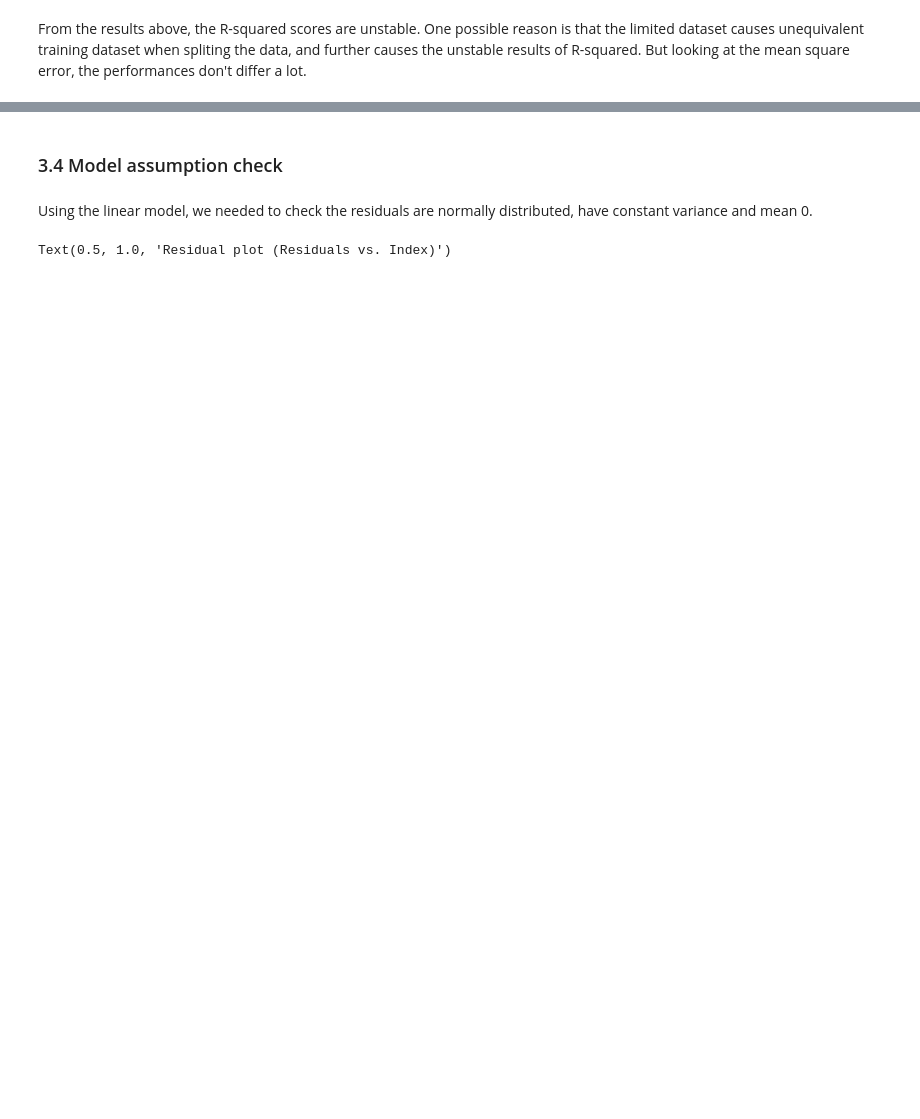
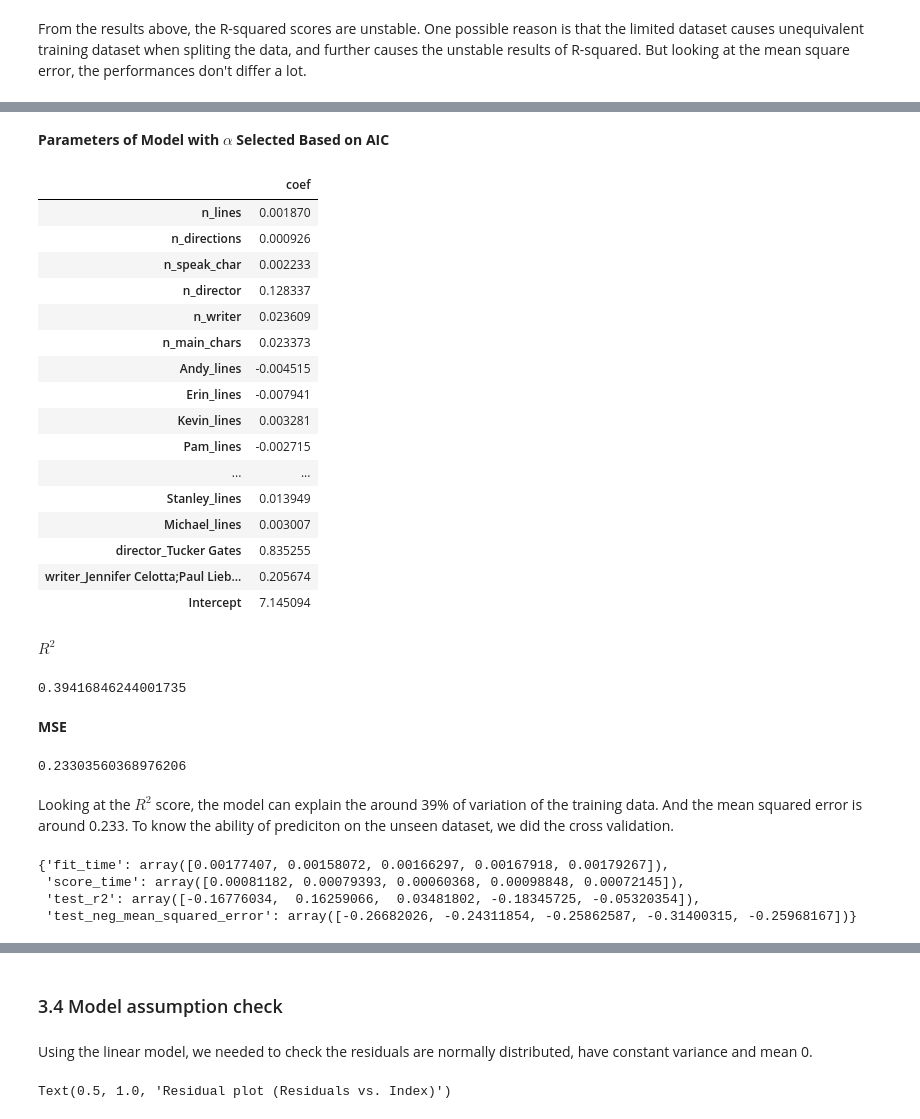
Before and after one commit to Machine-Learning-in-Python-Group-24/Machine-Learning-in-Python-Group-24, a Jupyter notebook: Project 1/project1Proofed.ipynb, the cells around one changed output, grey strips where cells are left out. Saved outputs shown, nothing was run; the diff lists cells and outputs as text; code cells hidden in the pictures; blank space fills up the shorter version.

```diff
--- a/Project 1/project1Proofed.ipynb
+++ b/Project 1/project1Proofed.ipynb
@@ -590,0 +643,56 @@ From the results above, the R-squared scores are unstable. One possible reason i
+# %% [markdown]
+**Parameters of Model with $\alpha$ Selected Based on AIC**
+# %%
+clf1 = sklearn.linear_model.Lasso(alpha = alpha_aic) # Alpha is selected based on AIC
+clf1.fit(X_train, y_train)
+lcv_coef = pd.DataFrame(data = clf1.coef_, index = X_df.columns,
+                        columns = ['coef'])
+lcv_intercept = pd.DataFrame(data = clf1.intercept_,
+                             index = ['Intercept'], columns = ['coef'])
+lcv_c = pd.concat([lcv_coef, lcv_intercept])
+lcv_c.loc[lcv_c.coef != 0, :]
+# %% [output]
+|  | coef |
+| n_lines | 0.001870 |
+| n_directions | 0.000926 |
+| n_speak_char | 0.002233 |
+| n_director | 0.128337 |
+| n_writer | 0.023609 |
+| n_main_chars | 0.023373 |
+| Andy_lines | -0.004515 |
+| Erin_lines | -0.007941 |
+| Kevin_lines | 0.003281 |
+| Pam_lines | -0.002715 |
+| ... | ... |
+| Stanley_lines | 0.013949 |
+| Michael_lines | 0.003007 |
+| director_Tucker Gates | 0.835255 |
+| writer_Jennifer Celotta;Paul Lieb... | 0.205674 |
+| Intercept | 7.145094 |
+# %% [markdown]
+$R^2$
+# %%
+clf1.score(X_train, y_train)
+# %% [output]
+0.39416846244001735
+# %% [markdown]
+**MSE**
+# %%
+y_pred = clf1.predict(X_test)
+mean_squared_error(y_test, y_pred)
+# %% [output]
+0.23303560368976206
+# %% [markdown]
+Looking at the $R^2$ score, the model can explain the around 39% of variation of the training data. And the mean squared error is around 0.233. To know the ability of prediciton on the unseen dataset, we did the cross validation.
+# %%
+# use the alpha chosen by cross-validation
+clf1_cv = Pipeline([('scaler', StandardScaler()),
+                    ('lasso', Lasso(random_state = 50, max_iter = 50000,
+                                    alpha = clf1.alpha))])
+cross_validate(clf1_cv, X_train, y_train,
+               scoring = ['r2', 'neg_mean_squared_error'])
+# %% [output]
+{'fit_time': array([0.00177407, 0.00158072, 0.00166297, 0.00167918, 0.00179267]),
+ 'score_time': array([0.00081182, 0.00079393, 0.00060368, 0.00098848, 0.00072145]),
+ 'test_r2': array([-0.16776034,  0.16259066,  0.03481802, -0.18345725, -0.05320354]),
+ 'test_neg_mean_squared_error': array([-0.26682026, -0.24311854, -0.25862587, -0.31400315, -0.25968167])}
```
Also changed, not shown: parts of 30 cells of this notebook.
